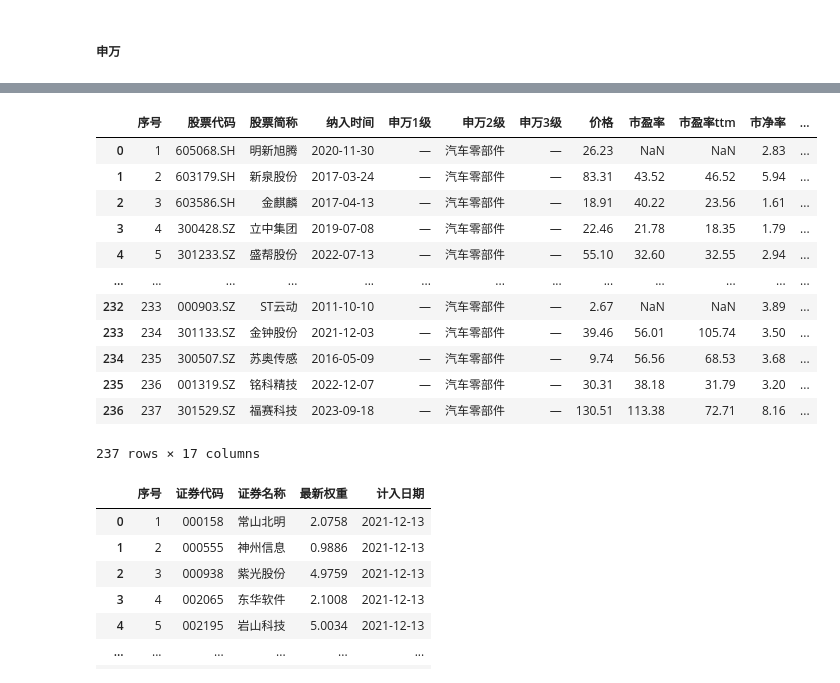
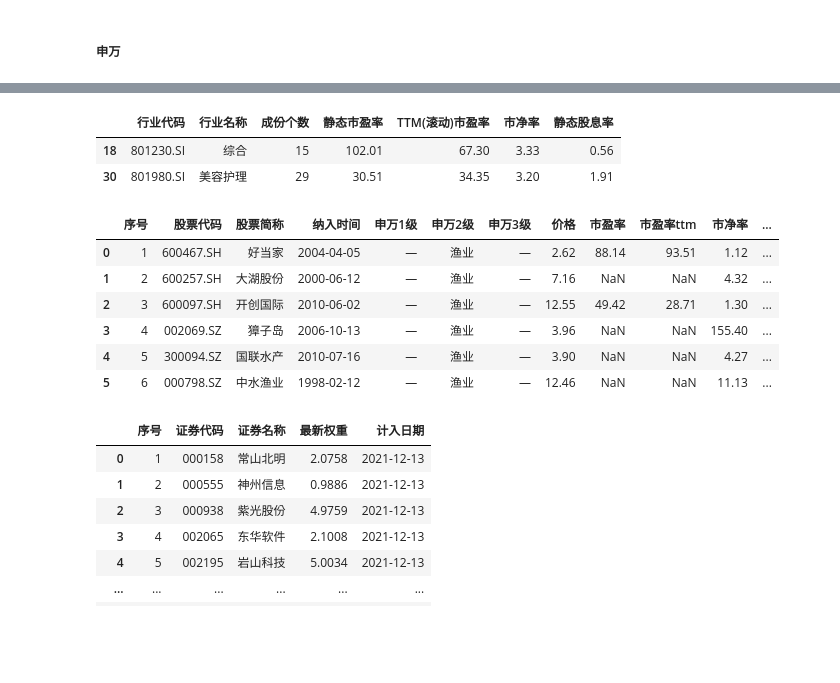
Before and after one commit to u588/app, a Jupyter notebook: AiStock/skGetStockBas.ipynb, the cells around one changed output, grey strips where cells are left out. Cells and saved outputs as stored; diff of their text form; code cells hidden in the pictures; blank space fills up the shorter version.

```diff
--- a/AiStock/skGetStockBas.ipynb
+++ b/AiStock/skGetStockBas.ipynb
@@ -91,0 +48,6 @@ ak.sw_index_third_info().sort_values(by='成份个数')
+# %%
+df1.head(2)
+# %% [output]
+|  | 行业代码 | 行业名称 | 成份个数 | 静态市盈率 | TTM(滚动)市盈率 | 市净率 | 静态股息率 |
+| 18 | 801230.SI | 综合 | 15 | 102.01 | 67.30 | 3.33 | 0.56 |
+| 30 | 801980.SI | 美容护理 | 29 | 30.51 | 34.35 | 3.20 | 1.91 |
@@ -92,19 +58,13 @@ ak.sw_index_third_info().sort_values(by='成份个数')
 # %%
-ak.sw_index_third_cons(symbol="801093.SI")
+ak.sw_index_third_cons(symbol="801015.SI")
 # %% [output]
 |  | 序号 | 股票代码 | 股票简称 | 纳入时间 | 申万1级 | 申万2级 | 申万3级 | 价格 | 市盈率 | 市盈率ttm | 市净率 | ... |
-| 0 | 1 | 605068.SH | 明新旭腾 | 2020-11-30 | — | 汽车零部件 | — | 26.23 | NaN | NaN | 2.83 | ... |
-| 1 | 2 | 603179.SH | 新泉股份 | 2017-03-24 | — | 汽车零部件 | — | 83.31 | 43.52 | 46.52 | 5.94 | ... |
-| 2 | 3 | 603586.SH | 金麒麟 | 2017-04-13 | — | 汽车零部件 | — | 18.91 | 40.22 | 23.56 | 1.61 | ... |
-| 3 | 4 | 300428.SZ | 立中集团 | 2019-07-08 | — | 汽车零部件 | — | 22.46 | 21.78 | 18.35 | 1.79 | ... |
-| 4 | 5 | 301233.SZ | 盛帮股份 | 2022-07-13 | — | 汽车零部件 | — | 55.10 | 32.60 | 32.55 | 2.94 | ... |
-| ... | ... | ... | ... | ... | ... | ... | ... | ... | ... | ... | ... | ... |
-| 232 | 233 | 000903.SZ | ST云动 | 2011-10-10 | — | 汽车零部件 | — | 2.67 | NaN | NaN | 3.89 | ... |
-| 233 | 234 | 301133.SZ | 金钟股份 | 2021-12-03 | — | 汽车零部件 | — | 39.46 | 56.01 | 105.74 | 3.50 | ... |
-| 234 | 235 | 300507.SZ | 苏奥传感 | 2016-05-09 | — | 汽车零部件 | — | 9.74 | 56.56 | 68.53 | 3.68 | ... |
-| 235 | 236 | 001319.SZ | 铭科精技 | 2022-12-07 | — | 汽车零部件 | — | 30.31 | 38.18 | 31.79 | 3.20 | ... |
-| 236 | 237 | 301529.SZ | 福赛科技 | 2023-09-18 | — | 汽车零部件 | — | 130.51 | 113.38 | 72.71 | 8.16 | ... |
+| 0 | 1 | 600467.SH | 好当家 | 2004-04-05 | — | 渔业 | — | 2.62 | 88.14 | 93.51 | 1.12 | ... |
+| 1 | 2 | 600257.SH | 大湖股份 | 2000-06-12 | — | 渔业 | — | 7.16 | NaN | NaN | 4.32 | ... |
+| 2 | 3 | 600097.SH | 开创国际 | 2010-06-02 | — | 渔业 | — | 12.55 | 49.42 | 28.71 | 1.30 | ... |
+| 3 | 4 | 002069.SZ | 獐子岛 | 2006-10-13 | — | 渔业 | — | 3.96 | NaN | NaN | 155.40 | ... |
+| 4 | 5 | 300094.SZ | 国联水产 | 2010-07-16 | — | 渔业 | — | 3.90 | NaN | NaN | 4.27 | ... |
+| 5 | 6 | 000798.SZ | 中水渔业 | 1998-02-12 | — | 渔业 | — | 12.46 | NaN | NaN | 11.13 | ... |
-237 rows × 17 columns
 # %%
 ak.index_component_sw(symbol="852226")
 # %% [output]
```
Also changed, not shown: parts of 7 cells of this notebook, 3 other files.
